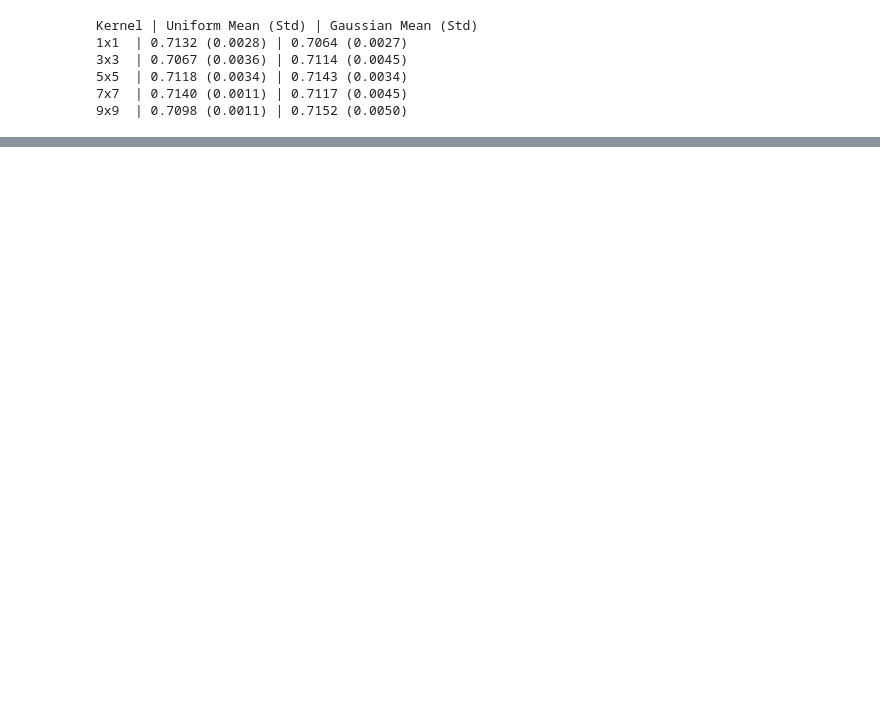
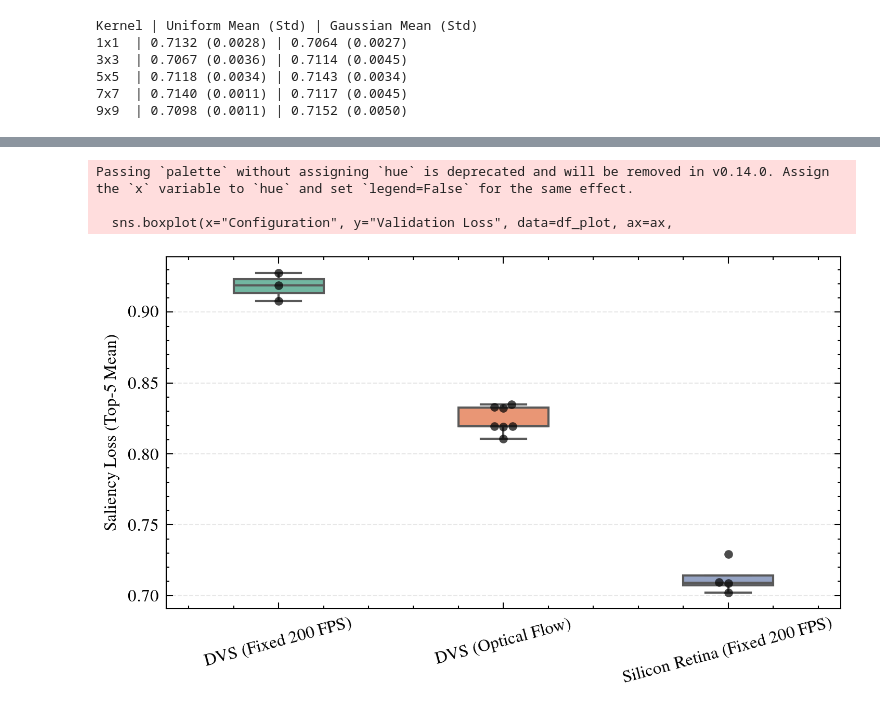
Before and after one commit to mlewandowski0/sillicon-retina, a Jupyter notebook: paper-figures/analysis_saliency.ipynb, the cells around one changed output, grey strips where cells are left out. Cells and saved outputs as stored; diff of their text form; code cells hidden in the pictures; blank space fills up the shorter version.

```diff
--- a/paper-figures/analysis_saliency.ipynb
+++ b/paper-figures/analysis_saliency.ipynb
@@ -853,0 +1003,66 @@ Kernel | Uniform Mean (Std) | Gaussian Mean (Std)
+# %%
+import pandas as pd
+import numpy as np
+import matplotlib.pyplot as plt
+import seaborn as sns
+import os
+
+# 1. Define groups
+groups = {
+    "FIREnetwork_20260212_025427 - val_loss_epoch" : "DVS (Fixed 200 FPS)",
+    "FIREnetwork_20260211_200608 - val_loss_epoch" : "DVS (Fixed 200 FPS)",
+    "FIREnetwork_20260211_131459 - val_loss_epoch" : "DVS (Fixed 200 FPS)",
+    "FIREnetwork_20260210_083702 - val_loss_epoch" : "DVS (Optical Flow)",
+    "FIREnetwork_20260209_223515 - val_loss_epoch" : "DVS (Optical Flow)",
+    "FIREnetwork_20260209_143056 - val_loss_epoch" : "DVS (Optical Flow)",
+    "FIREnetwork_20260208_140836 - val_loss_epoch" : "DVS (Optical Flow)",
+    "FIREnetwork_20260207_025207 - val_loss_epoch" : "DVS (Optical Flow)",
+    "FIREnetwork_20260206_192506 - val_loss_epoch" : "DVS (Optical Flow)",
+    "FIREnetwork_20260206_123338 - val_loss_epoch" : "DVS (Optical Flow)",
+    "best_k_eq_1_uniform_20260118_201435 - val_loss_epoch" : "Silicon Retina (Fixed 200 FPS)",
+    "best_k_eq_7_uniform_20260118_103655 - val_loss_epoch" : "Silicon Retina (Fixed 200 FPS)",
+    "Fire_saliency_abs_fb_20251218_114456 - val_loss_epoch" : "Silicon Retina (Fixed 200 FPS)",
+    "Fire_saliency_no_fb_20251217_190136 - val_loss_epoch" : "Silicon Retina (Fixed 200 FPS)"
+}
+
+# 2. Load data
+comparison_for_training = pd.read_csv(os.path.join("analysis", "comparison_val_loss.csv"))
+
+# 3. Calculate Top-5 Mean for each run
+data = []
+for col, group in groups.items():
+    if col in comparison_for_training.columns:
+        # Get the mean of the top 5 lowest validation losses for this run
+        top5_mean = comparison_for_training[col].dropna().nsmallest(5).mean()
+        data.append({"Configuration": group, "Validation Loss": top5_mean})
+
+df_plot = pd.DataFrame(data)
+
+# 4. Plotting
+plt.style.use(['science', 'ieee'])
+fig, ax = plt.subplots(figsize=(5, 3), dpi=300)
+
+# Create a boxplot to show the distribution
+sns.boxplot(x="Configuration", y="Validation Loss", data=df_plot, ax=ax,
+            width=0.4, palette="Set2", showfliers=False)
+
+# Overlay the individual data points to be transparent about sample size
+sns.swarmplot(x="Configuration", y="Validation Loss", data=df_plot, ax=ax,
+              color='black', alpha=0.7, size=4)
+
+ax.set_ylabel('Saliency Loss (Top-5 Mean)')
+ax.set_xlabel('')
+# ax.set_title('Impact of Upsampling Methodology on Performance')
+
+# Rotate x-labels for better readability
+plt.xticks(rotation=15)
+plt.grid(axis='y', linestyle='--', alpha=0.3)
+
+plt.tight_layout()
+plt.savefig('upsampling_comparison_boxplot_val.png')
+plt.show()
+# %% [output]
+Passing `palette` without assigning `hue` is deprecated and will be removed in v0.14.0. Assign the `x` variable to `hue` and set `legend=False` for the same effect.
+
+  sns.boxplot(x="Configuration", y="Validation Loss", data=df_plot, ax=ax,
+[figure, added]
```
Also changed, not shown: parts of 10 cells of this notebook, 10 other files.
